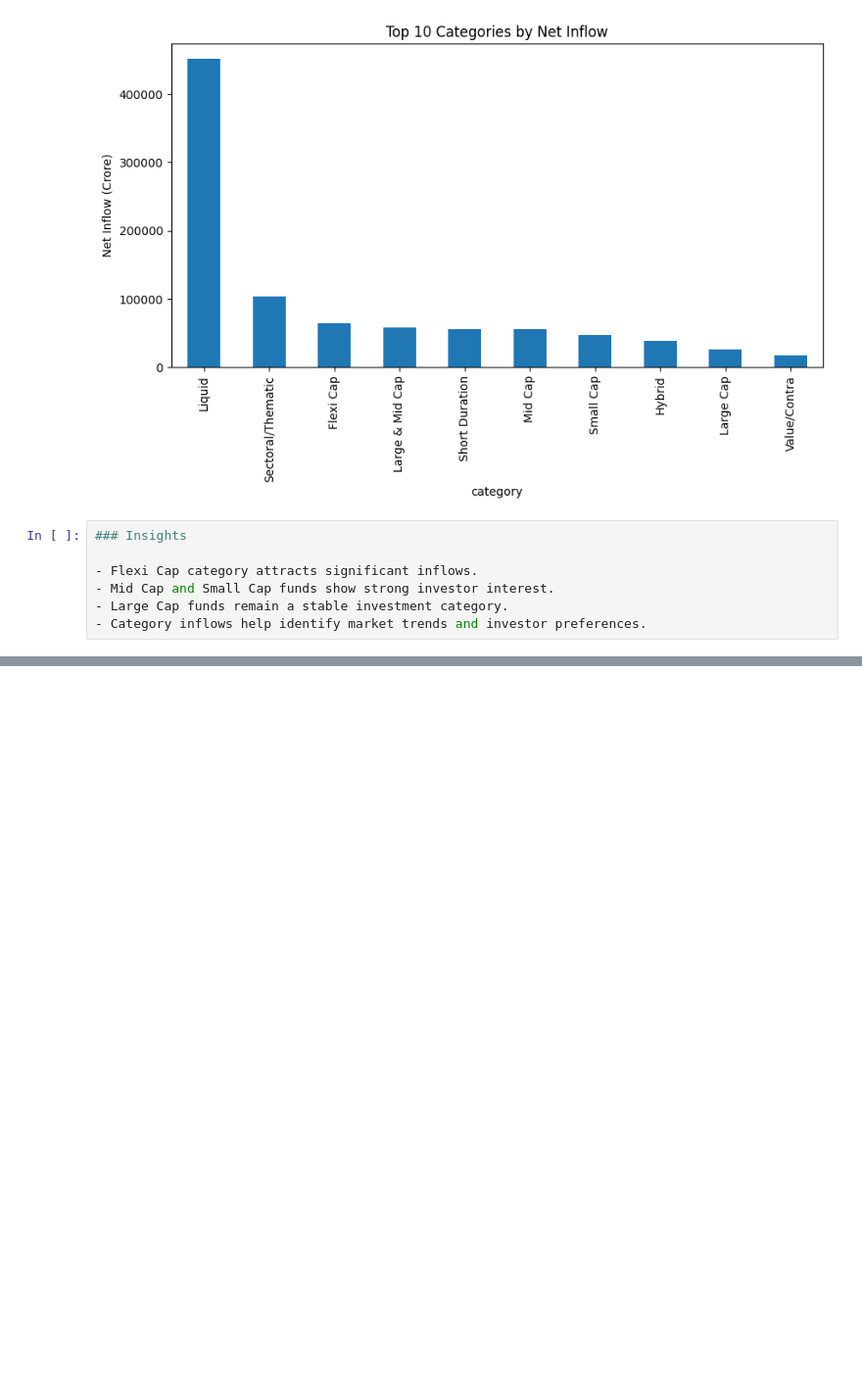
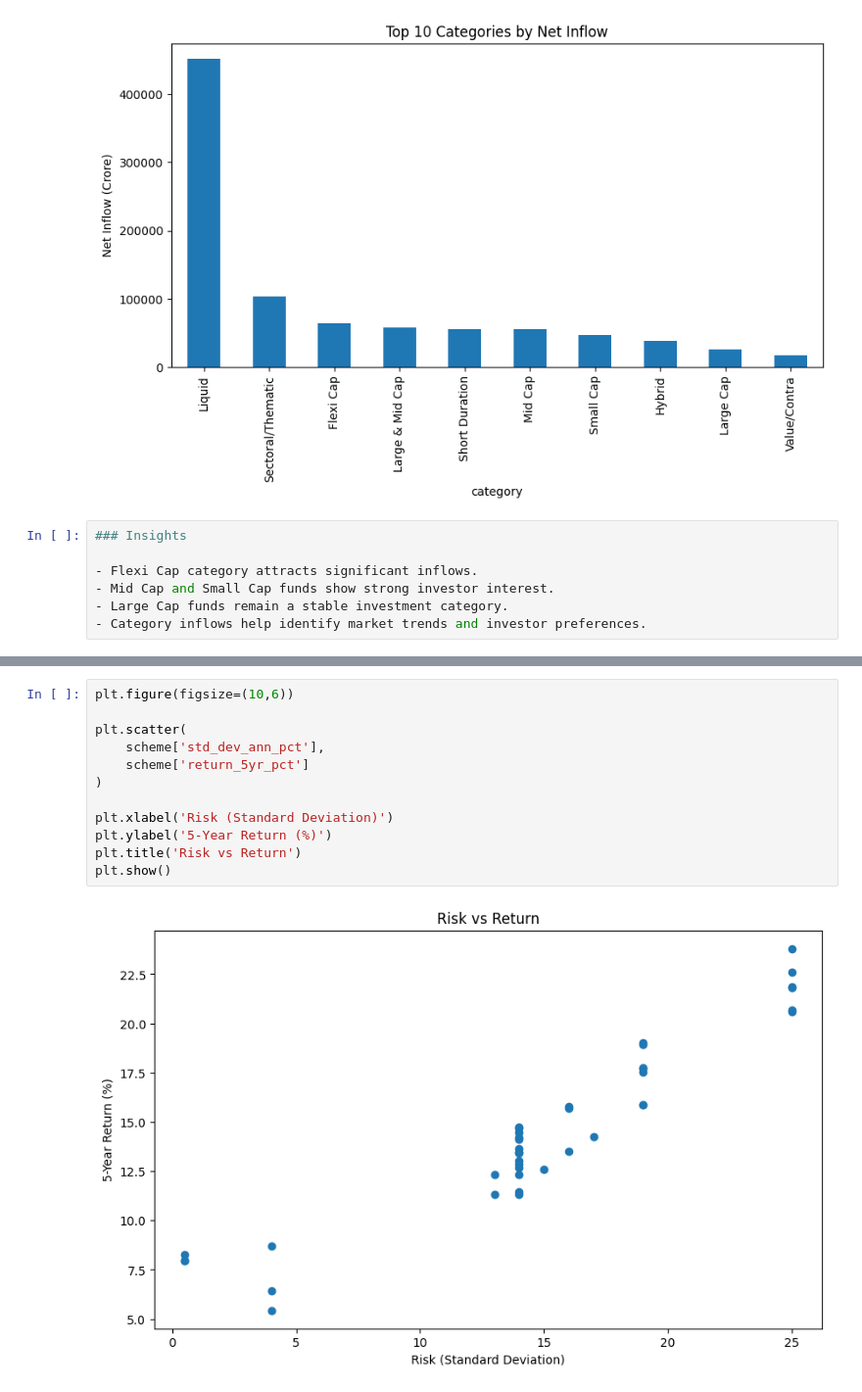
Before and after one commit to samireddynarasimhareddy/bluestock_mf_capstone, a Jupyter notebook: notebooks/01_EDA.ipynb, the cells around one changed output, grey strips where cells are left out. Shown at 98% size. Drawn from its saved outputs; the diff is of its cells as text; blank space fills up the shorter version.

```diff
--- a/notebooks/01_EDA.ipynb
+++ b/notebooks/01_EDA.ipynb
@@ -897,0 +1168,14 @@ plt.show()
+# %%
+plt.figure(figsize=(10,6))
+
+plt.scatter(
+    scheme['std_dev_ann_pct'],
+    scheme['return_5yr_pct']
+)
+
+plt.xlabel('Risk (Standard Deviation)')
+plt.ylabel('5-Year Return (%)')
+plt.title('Risk vs Return')
+plt.show()
+# %% [output]
+[figure, added]
```
Also changed, not shown: parts of 55 cells of this notebook.
